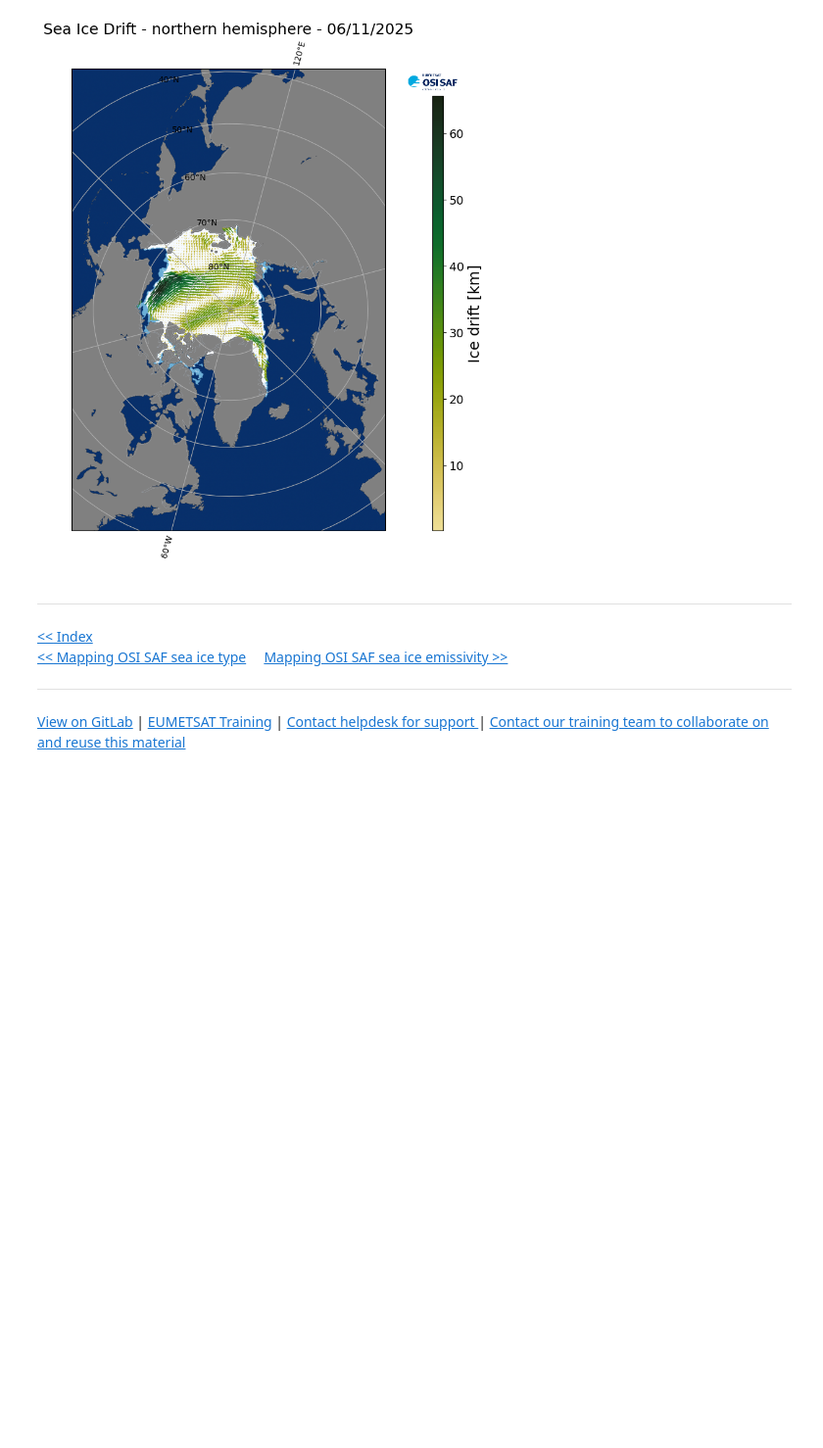
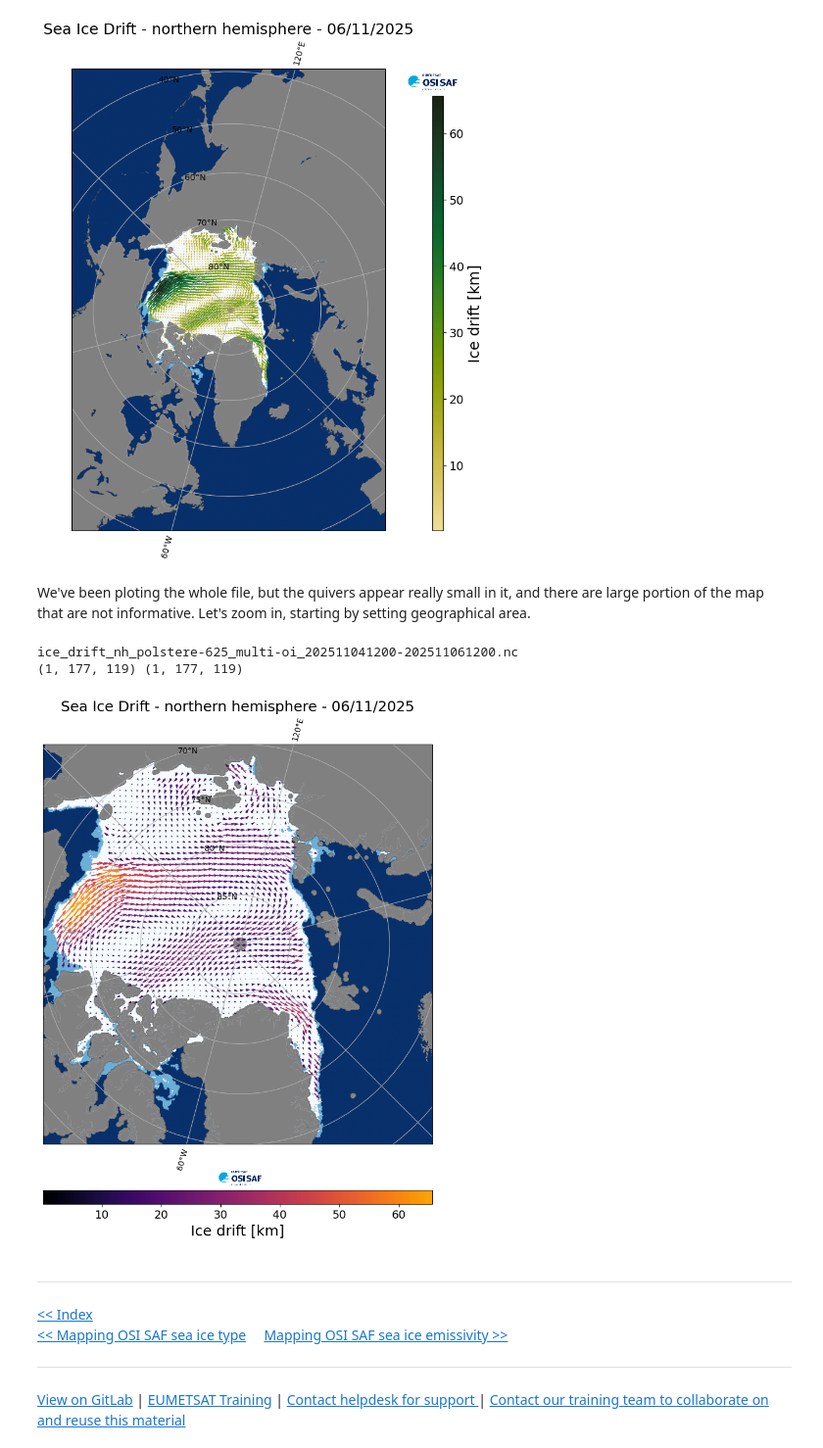
Before and after one commit to eumetsat/learn-osi-saf-sea-ice, a Jupyter notebook: 1_OSI_SAF_sea_ice_introductory/1_3d_OSI_SAF_sea_ice_mapping_Ice_Drift.ipynb, the cells around one changed output. Shown at 98% size. Drawn from its saved outputs; the diff is of its cells as text; code cells hidden in the pictures; blank space fills up the shorter version.

Commit message:
zoom-in

```diff
--- a/1_OSI_SAF_sea_ice_introductory/1_3d_OSI_SAF_sea_ice_mapping_Ice_Drift.ipynb
+++ b/1_OSI_SAF_sea_ice_introductory/1_3d_OSI_SAF_sea_ice_mapping_Ice_Drift.ipynb
@@ -325,6 +328,32 @@ add_colorbar(im, fig, orientation="vertical", cmap=cmap_quivers)
 ice_drift_nh_polstere-625_multi-oi_202511041200-202511061200.nc
 (1, 177, 119) (1, 177, 119)
 [figure]
+# %% [markdown]
+We've been ploting the whole file, but the quivers appear really small in it, and there are large portion of the map that are not informative. Let's zoom in, starting by setting geographical area.
+# %%
+lon_min = -180
+lon_max = 180
+lat_min = 70
+lat_max = 90
+# %%
+fig = plt.figure(figsize=(9,12))
+# request output projection
+output_projection=ccrs.Stereographic(central_latitude=90.0, central_longitude=-45.0, true_scale_latitude=70.0)
+
+# map ice drift
+im = mapping_ice_drift(directory,
+                       os.path.join(os.getcwd(), "products", "SI_drift", "nh", "SI_Edge", "ice_edge_nh_polstere-100_multi_"+ filedatum +"1200.nc"),
+                       output_projection,
+                       cmap,
+                       title="Sea Ice Drift - northern hemisphere - "+ filedate,
+                       region=[lon_min,lon_max,lat_min, lat_max])
+
+# Adding a colorbar
+add_colorbar(im, fig, orientation="horizontal", cmap=cmap_quivers)
+# %% [output]
+ice_drift_nh_polstere-625_multi-oi_202511041200-202511061200.nc
+(1, 177, 119) (1, 177, 119)
+[figure, added]
 # %% [markdown]
 <hr>
 <a href="../Index.ipynb" target="_blank"><< Index</a>
```
Also changed, not shown: parts of 2 cells of this notebook.
